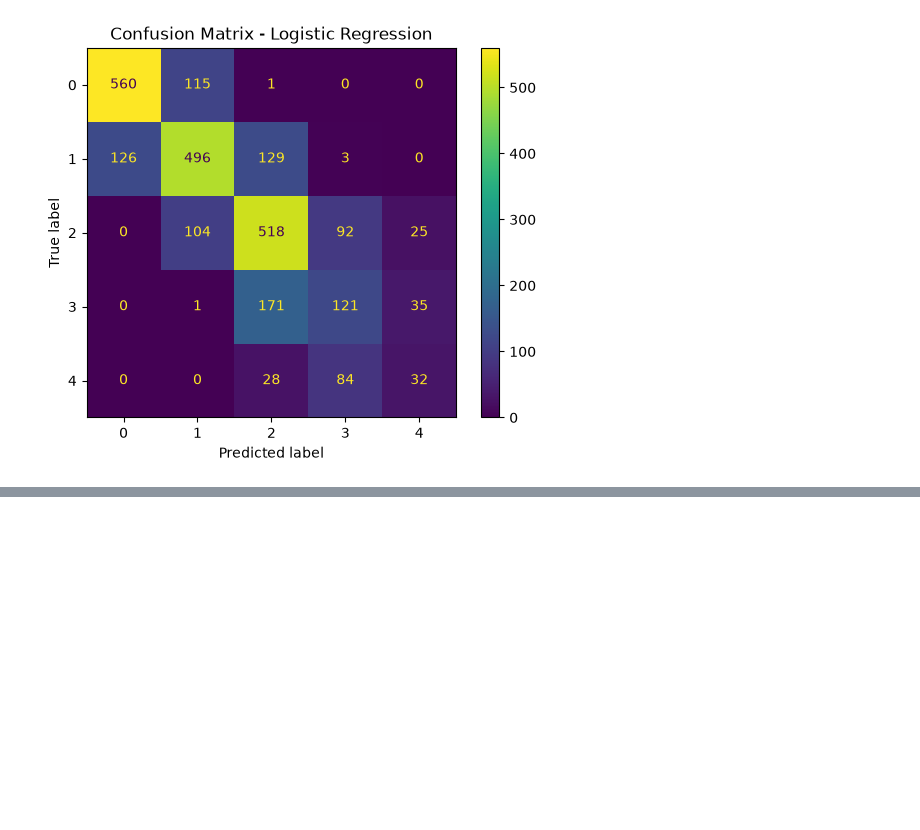
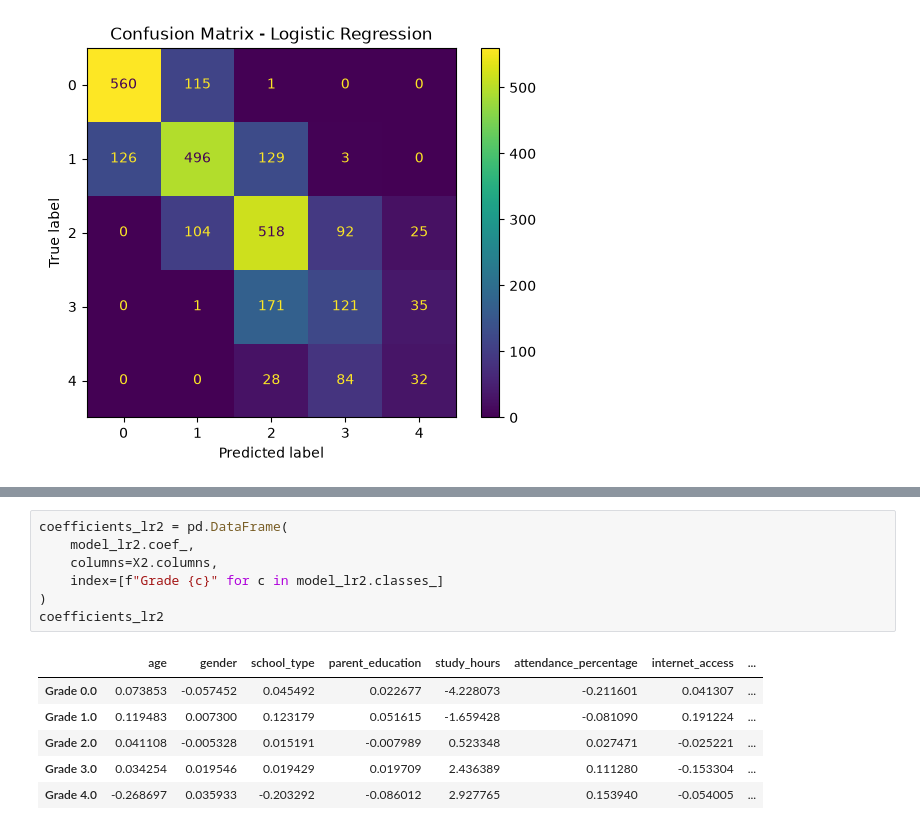
Before and after one commit to juliyantananda1607-ui/student-performance-analysis, a Jupyter notebook: dataviz1.ipynb, the cells around one changed output, grey strips where cells are left out. Drawn from its saved outputs; the diff is of its cells as text; blank space fills up the shorter version.

```diff
--- a/dataviz1.ipynb
+++ b/dataviz1.ipynb
@@ -730,0 +1054,14 @@ from sklearn.ensemble import RandomForestClassifier
+# %%
+coefficients_lr2 = pd.DataFrame(
+    model_lr2.coef_,
+    columns=X2.columns,
+    index=[f"Grade {c}" for c in model_lr2.classes_]
+)
+coefficients_lr2
+# %% [output]
+|  | age | gender | school_type | parent_education | study_hours | attendance_percentage | internet_access | ... |
+| Grade 0.0 | 0.073853 | -0.057452 | 0.045492 | 0.022677 | -4.228073 | -0.211601 | 0.041307 | ... |
+| Grade 1.0 | 0.119483 | 0.007300 | 0.123179 | 0.051615 | -1.659428 | -0.081090 | 0.191224 | ... |
+| Grade 2.0 | 0.041108 | -0.005328 | 0.015191 | -0.007989 | 0.523348 | 0.027471 | -0.025221 | ... |
+| Grade 3.0 | 0.034254 | 0.019546 | 0.019429 | 0.019709 | 2.436389 | 0.111280 | -0.153304 | ... |
+| Grade 4.0 | -0.268697 | 0.035933 | -0.203292 | -0.086012 | 2.927765 | 0.153940 | -0.054005 | ... |
```
Also changed, not shown: parts of 38 cells of this notebook.
